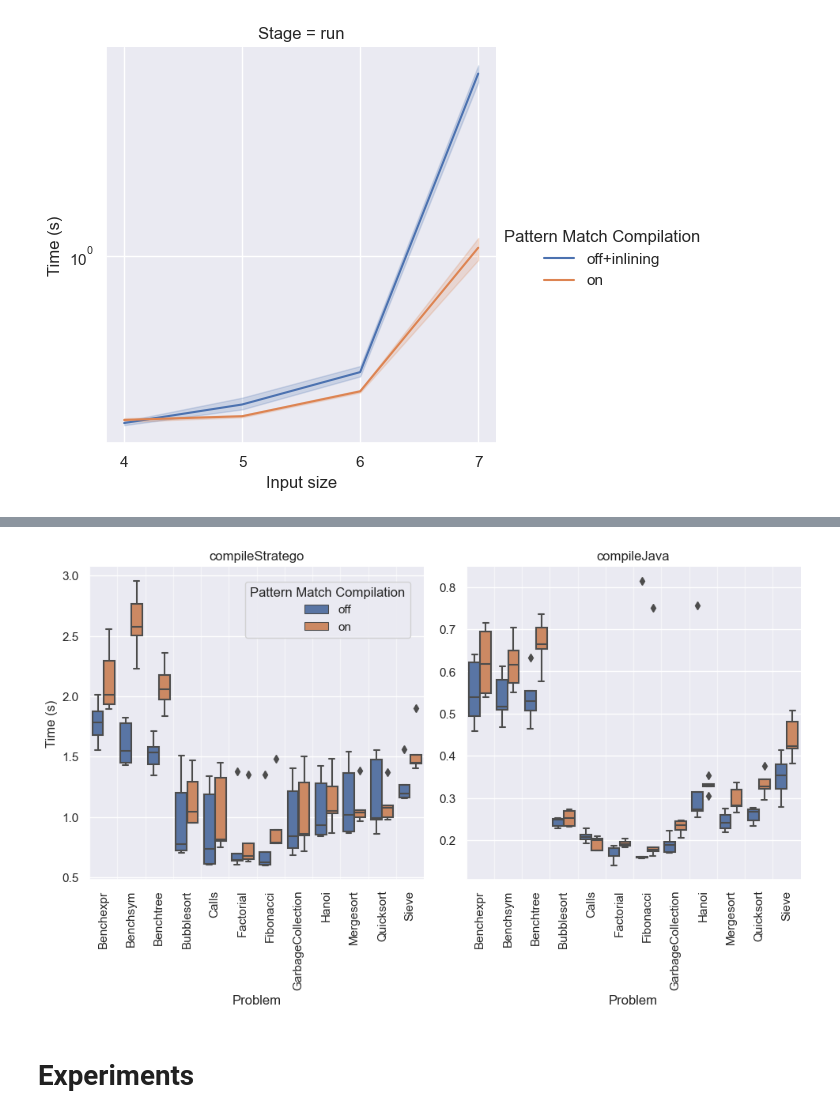
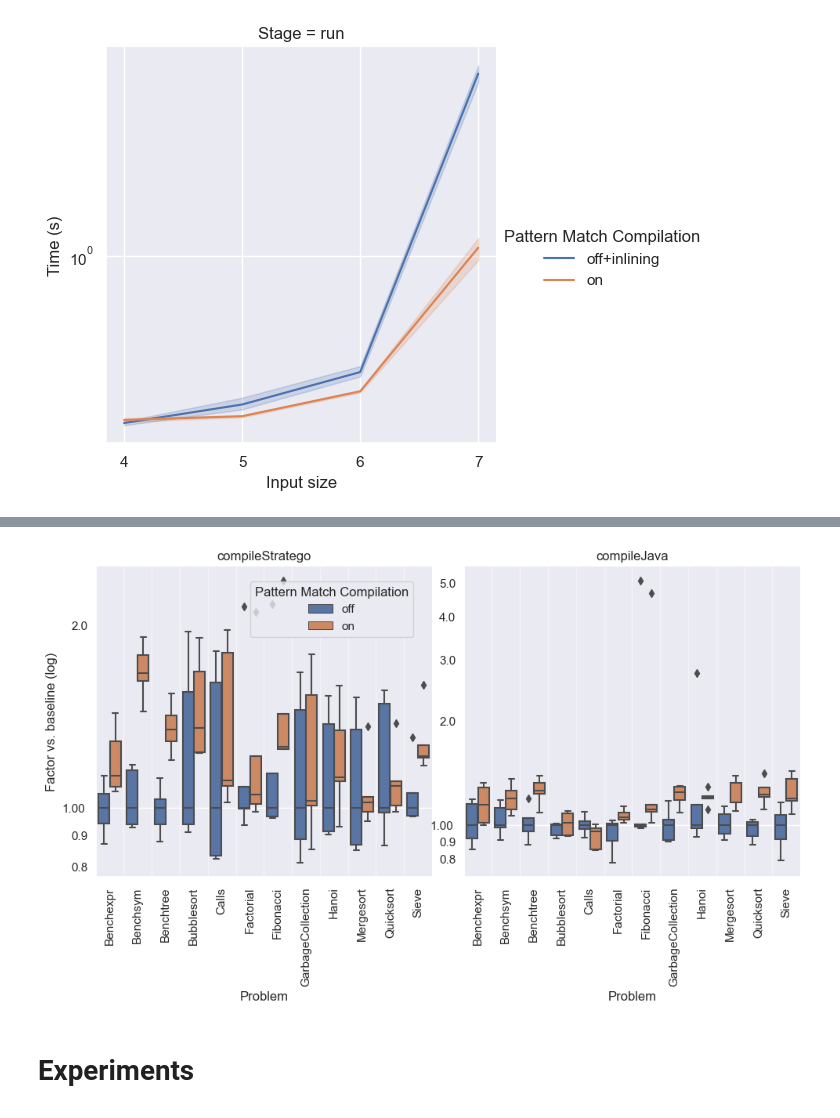
Before and after one commit to metaborg/stratego, a Jupyter notebook: stratego.build.spoofax2.benchmark/analysis/Example plots.ipynb, the cells around one changed output, grey strips where cells are left out. Drawn from its saved outputs; the diff is of its cells as text; code cells hidden in the pictures.

```diff
--- a/stratego.build.spoofax2.benchmark/analysis/Example plots.ipynb
+++ b/stratego.build.spoofax2.benchmark/analysis/Example plots.ipynb
@@ -577,9 +577,18 @@ for problem in ["Benchexpr", "Bubblesort", "Sieve", "Factorial"]:
 # %%
 df_unscaledproblem = df[df["Problem Size"] == -1]
 
-print(df_unscaledproblem.to_latex(
-    columns=["Problem", "Stage", "Samples", "Score", "Score Error (99.9%)", "Pattern Match Compilation", "Codegen Implementation"]
-))
+data = df_unscaledproblem.loc[
+            df_unscaledproblem["Benchmark"].str.contains("stratego")
+                & ((df_unscaledproblem["Pattern Match Compilation"] == optlevel_to_label("2"))
+                    | (df_unscaledproblem["Codegen Implementation"] == "hash-switch"))].copy()
 
-df_unscaledproblem
+data2 = pd.DataFrame()
+
+for problem, df_problem in data.groupby("Problem"):
+    for stage, df_p_stage in df_problem.groupby("Stage"):
+        median = df_p_stage[df_p_stage["Codegen Implementation"] == ""]["Score"].median()
+        data2 = pd.concat([data2, df_p_stage.assign(MedianScore=lambda x: median)], ignore_index=True)
+
+data2["Score"] = data2["Score"] / data2["MedianScore"]
+data2
 # %% [output]
@@ -616,34 +608,39 @@ df_unscaledproblem
 # %%
+from matplotlib import ticker
+
 g = sns.catplot(
-    data = df_unscaledproblem.loc[df_unscaledproblem["Benchmark"].str.contains("stratego") & ((df_unscaledproblem["Pattern Match Compilation"] == optlevel_to_label("2")) | (df_unscaledproblem["Codegen Implementation"] == "hash-switch"))],
+    data = data2,
     x = "Problem",
     y = "Score",
     col = "Stage",
     col_order = [s for s in ["compileStratego", "compileJava"] if s in df_unscaledproblem["Stage"].values],
     hue = "Pattern Match Compilation",
     kind = "box",
     sharey=False,
 )
 
-g.set_ylabels("Time (s)")
+g.set_ylabels("Factor vs. baseline (log)")
 for _, ax in g.axes_dict.items():
     locs = ax.get_xticks()
     labels = ax.get_xticklabels()
     ax.set_xticks(locs, labels, rotation=90)
     ax.grid(True, 'major', 'y')
     ax.set_xticks([s-0.5 for s in locs], minor=True)
     ax.grid(True, 'minor', 'x', alpha=0.5)
+    ax.set_yscale('log')
+    ax.yaxis.set_major_formatter(ticker.ScalarFormatter(1))
+    ax.yaxis.set_minor_formatter(ticker.ScalarFormatter(1))
 # plt.xticks(rotation=90)
 sns.move_legend(g, "upper left", frameon=True, bbox_to_anchor=(0.23, 0.9))
 g.set_titles(None, None, "{col_name}")
 
 # g.map(plt.errorbar, "Problem", "Score", "Score Error (99.9%)", marker="o")
 # g.map(plt.xticks, "Problem", "Score", rotation=90)
 
 g.savefig(f"{PLOT_DIR}/{'_'.join(results_files)}-unscaled.pdf")
 # g.savefig(f"{THESIS_FIGURE_DIR}/chocopy-alltimes.pdf")
 # %% [output]
-[figure, old version]
+[figure, new version]
 # %% [markdown]
 # Experiments
 # %%
```
Also changed, not shown: parts of 1 cell of this notebook, 2 other files.
